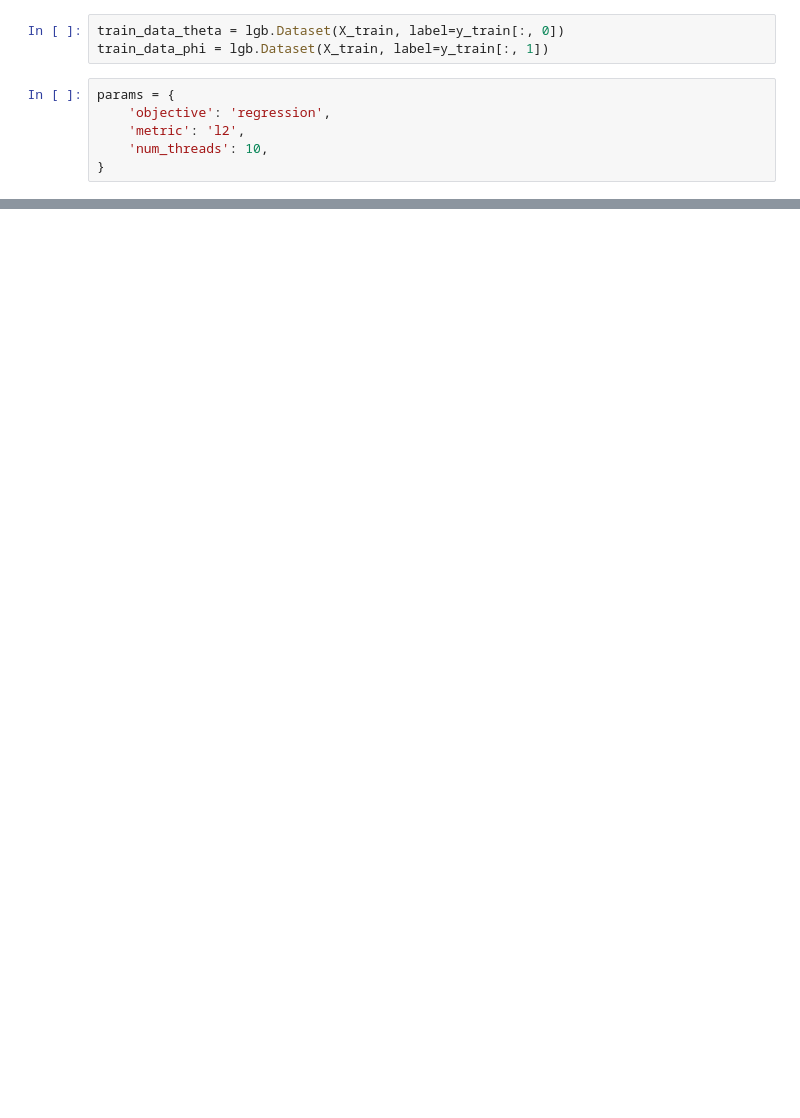
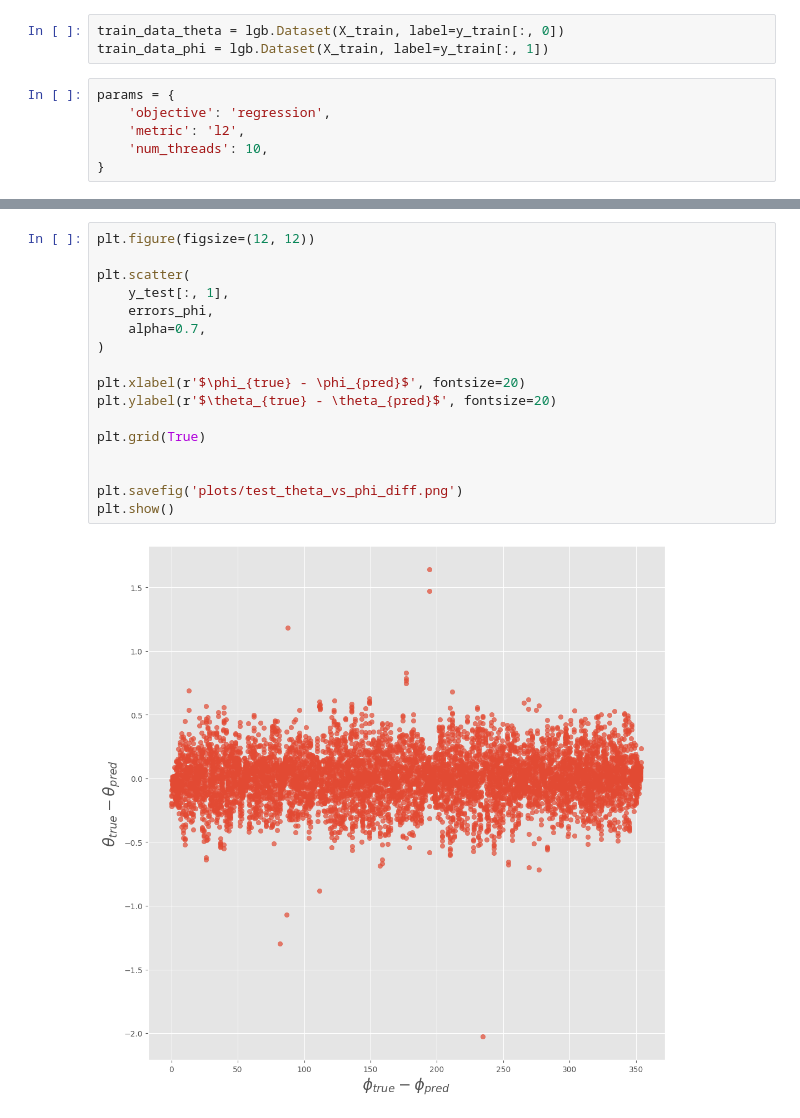
Before and after one commit to matalhim/EAS, a Jupyter notebook: direction/test.ipynb, the cells around one changed output, grey strips where cells are left out. Drawn from its saved outputs; the diff is of its cells as text; blank space fills up the shorter version.

```diff
--- a/direction/test.ipynb
+++ b/direction/test.ipynb
@@ -261,3 +277,22 @@ plt.show()
+# %%
+plt.figure(figsize=(12, 12))
+
+plt.scatter(
+    y_test[:, 1],
+    errors_phi,
+    alpha=0.7,
+)
+
+plt.xlabel(r'$\phi_{true} - \phi_{pred}$', fontsize=20)
+plt.ylabel(r'$\theta_{true} - \theta_{pred}$', fontsize=20)
+
+plt.grid(True)
+
+
+plt.savefig('plots/test_theta_vs_phi_diff.png')
+plt.show()
+# %% [output]
+[figure, added]
 # %%
 for i in range(len(y_pred_phi)):
     if abs(y_test[:, 1][i] - y_pred_phi[i]) > 2:
```
Also changed, not shown: parts of 13 cells of this notebook.
